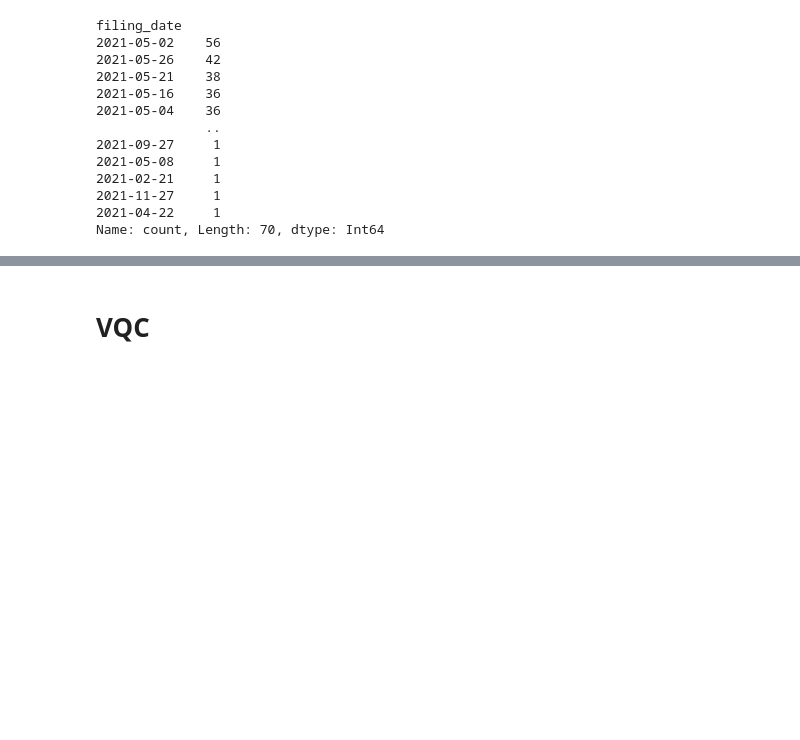
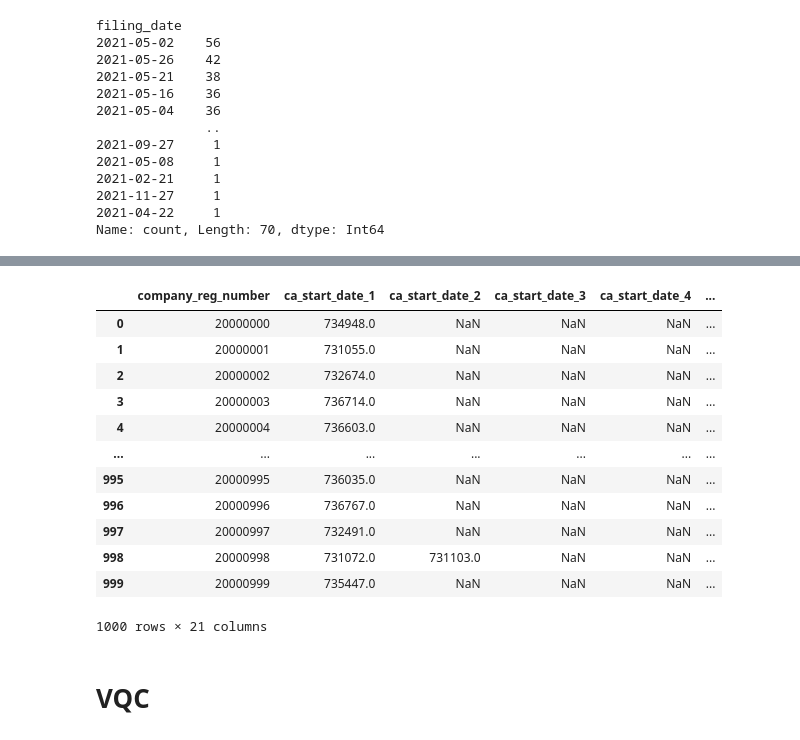
Before and after one commit to floatn/QML-for-finance, a Jupyter notebook: qml_code.ipynb, the cells around one changed output, grey strips where cells are left out. Drawn from its saved outputs; the diff is of its cells as text; code cells hidden in the pictures; blank space fills up the shorter version.

```diff
--- a/qml_code.ipynb
+++ b/qml_code.ipynb
@@ -1585,0 +1712,8 @@ cs4_df = cs3_df.copy()
+# %%
+csac_df.columns
+csac_df = csac_df.drop(columns=['Unnamed: 0', '2019_revenue', 'country_of_incorporation', 'country_of_primary_operation',
+                                'current_account_numbers', 'current_account_numbers_list', 'date_of_name_change', 'previous_name'])
+# %%
+csac_df['ca_start_date'] = pd.to_datetime(csac_df['ca_start_date']).apply(lambda x: dt.datetime.toordinal(x))
+csac_df['filing_date'] = pd.to_datetime(csac_df['filing_date']).apply(lambda x: dt.datetime.toordinal(x))
+csac_df.info()
@@ -1585,0 +1763,2 @@ cs4_df = cs3_df.copy()
+# %%
+csac_df['timerank'] = csac_df.sort_values('ca_start_date', ascending=False).groupby('company_reg_number')['ca_start_date'].rank(method='first').astype(int)#transform(lambda x: x.sort_values())
@@ -1585,0 +1779,23 @@ cs4_df = cs3_df.copy()
+# %%
+tst = csac_df.pivot(index='company_reg_number', columns='timerank', values=['ca_start_date', 'current_account_number', 'amount', 'pay_in_amount', 'pay_out_amount'])
+# %%
+#tst.columns, tst.columns.set_levels([f'{a}_{b}' for a, b in tst.columns.to_list()], level=1)#.droplevel(0)#apply(lambda x: x.join())
+#[(a, f'{a}_{b}') for a, b in tst.columns.to_list()]
+tst.columns, pd.MultiIndex.from_tuples([(a, f'{a}_{b}') for a, b in tst.columns.to_list()]).droplevel(0)
+tst2 = tst.copy()
+tst2.columns = pd.MultiIndex.from_tuples([(a, f'{a}_{b}') for a, b in tst.columns.to_list()]).droplevel(0)
+tst2.reset_index()
+# %% [output]
+|  | company_reg_number | ca_start_date_1 | ca_start_date_2 | ca_start_date_3 | ca_start_date_4 | ... |
+| 0 | 20000000 | 734948.0 | NaN | NaN | NaN | ... |
+| 1 | 20000001 | 731055.0 | NaN | NaN | NaN | ... |
+| 2 | 20000002 | 732674.0 | NaN | NaN | NaN | ... |
+| 3 | 20000003 | 736714.0 | NaN | NaN | NaN | ... |
+| 4 | 20000004 | 736603.0 | NaN | NaN | NaN | ... |
+| ... | ... | ... | ... | ... | ... | ... |
+| 995 | 20000995 | 736035.0 | NaN | NaN | NaN | ... |
+| 996 | 20000996 | 736767.0 | NaN | NaN | NaN | ... |
+| 997 | 20000997 | 732491.0 | NaN | NaN | NaN | ... |
+| 998 | 20000998 | 731072.0 | 731103.0 | NaN | NaN | ... |
+| 999 | 20000999 | 735447.0 | NaN | NaN | NaN | ... |
+1000 rows × 21 columns
```
Also changed, not shown: parts of 20 cells of this notebook.
